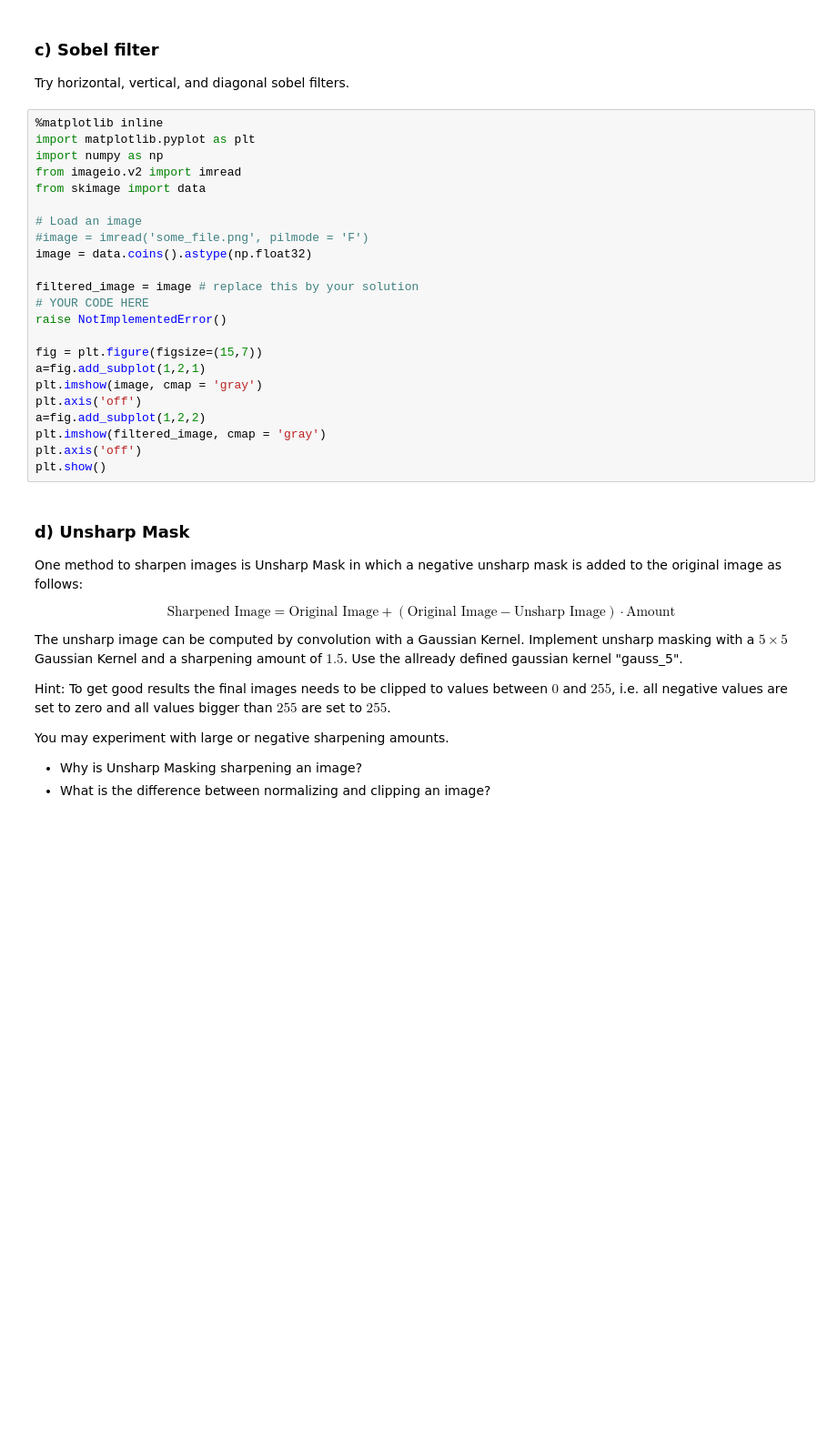
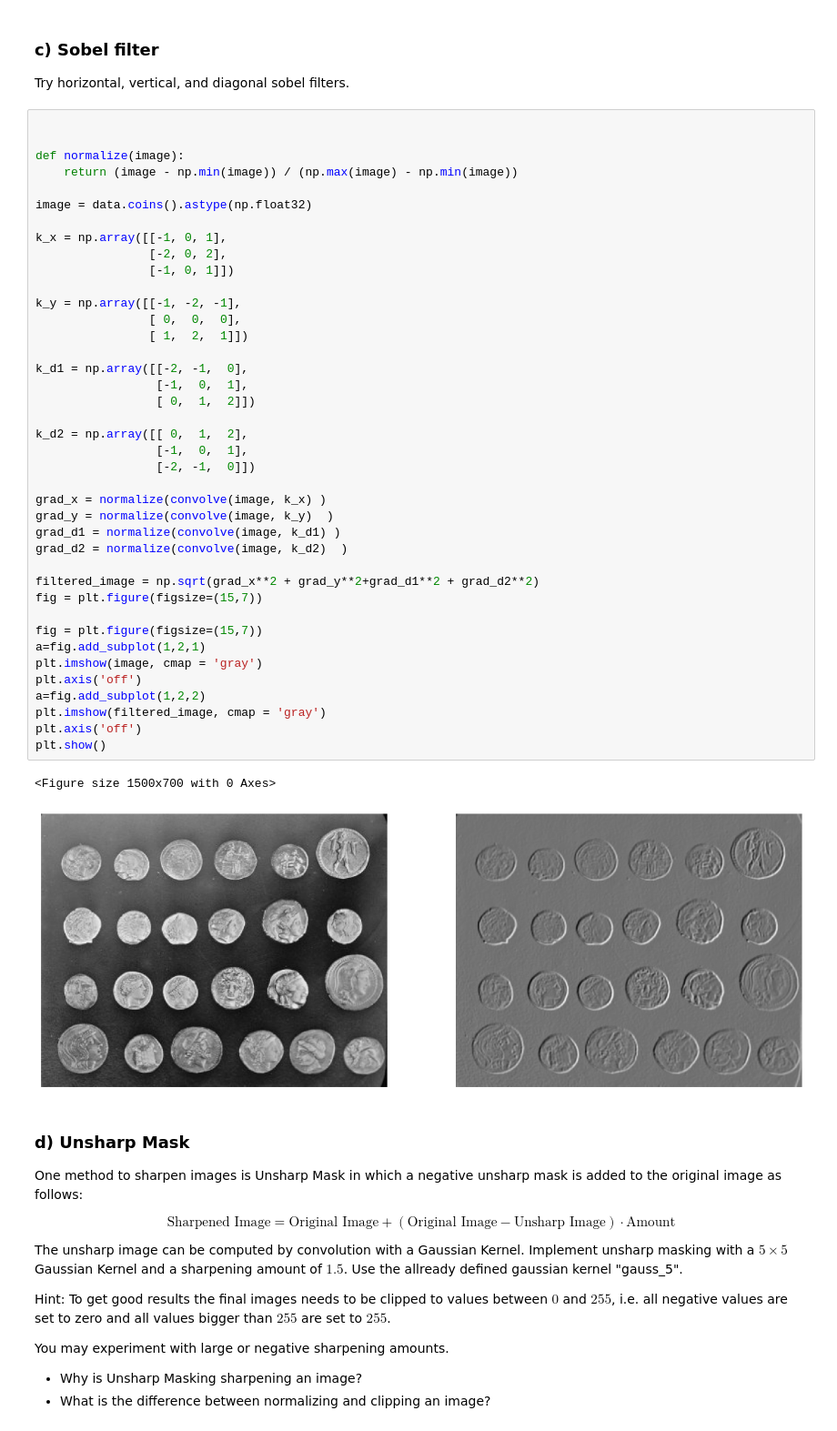
Before and after one commit to shuxton/computer-vision-homework, a Jupyter notebook: Sheet02/sheet02_shubham.ipynb, the cells around one changed output. Shown at 91% size. Drawn from its saved outputs; the diff is of its cells as text; blank space fills up the shorter version.

```diff
--- a/Sheet02/sheet02_shubham.ipynb
+++ b/Sheet02/sheet02_shubham.ipynb
@@ -171,28 +208,48 @@ plt.show()
 
 Try horizontal, vertical, and diagonal sobel filters.
 # %%
-%matplotlib inline
-import matplotlib.pyplot as plt
-import numpy as np
-from imageio.v2 import imread
-from skimage import data
 
-# Load an image
-#image = imread('some_file.png', pilmode = 'F')
+
+def normalize(image):
+    return (image - np.min(image)) / (np.max(image) - np.min(image))
+
 image = data.coins().astype(np.float32)
 
-filtered_image = image # replace this by your solution
-# YOUR CODE HERE
-raise NotImplementedError()
+k_x = np.array([[-1, 0, 1],
+                [-2, 0, 2],
+                [-1, 0, 1]])
+
+k_y = np.array([[-1, -2, -1],
+                [ 0,  0,  0],
+                [ 1,  2,  1]])
+
+k_d1 = np.array([[-2, -1,  0],
+                 [-1,  0,  1],
+                 [ 0,  1,  2]])
+
+k_d2 = np.array([[ 0,  1,  2],
+                 [-1,  0,  1],
+                 [-2, -1,  0]])
+
+grad_x = normalize(convolve(image, k_x) )
+grad_y = normalize(convolve(image, k_y)  )
+grad_d1 = normalize(convolve(image, k_d1) )
+grad_d2 = normalize(convolve(image, k_d2)  )
+
+filtered_image = np.sqrt(grad_x**2 + grad_y**2+grad_d1**2 + grad_d2**2)
+fig = plt.figure(figsize=(15,7))
 
 fig = plt.figure(figsize=(15,7))
 a=fig.add_subplot(1,2,1)
 plt.imshow(image, cmap = 'gray')
 plt.axis('off')
 a=fig.add_subplot(1,2,2)
 plt.imshow(filtered_image, cmap = 'gray')
 plt.axis('off')
 plt.show()
+# %% [output]
+<Figure size 1500x700 with 0 Axes>
+[figure, added]
 # %% [markdown]
 ### d) Unsharp Mask
 
```
Also changed, not shown: parts of 15 cells of this notebook.
